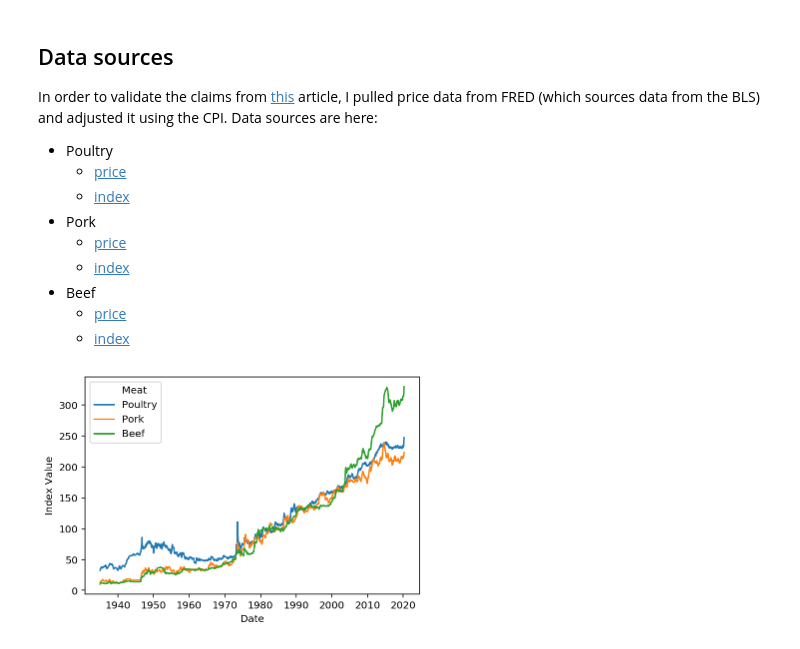
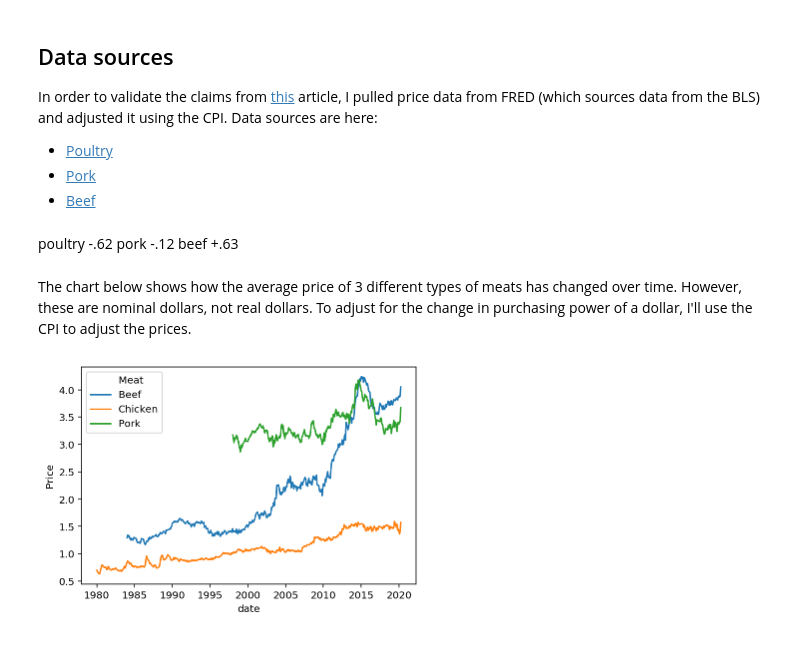
Before and after one commit to ayoskovich/chickens_trust, a Jupyter notebook: price_check.ipynb, the cells around one changed output. Drawn from its saved outputs; the diff is of its cells as text; code cells hidden in the pictures.

Commit message:
Removing price index data

```diff
--- a/price_check.ipynb
+++ b/price_check.ipynb
@@ -3,41 +3,35 @@
 
 In order to validate the claims from [this](https://www.bloomberg.com/news/articles/2020-05-11/why-chicken-is-plentiful-during-the-pandemic-and-beef-is-not?srnd=premium&utm_medium=social&utm_source=twitter&utm_campaign=socialflow-organic&utm_content=markets&cmpid%3D=socialflow-twitter-markets&sref=XQtHDW1P) article, I pulled price data from FRED (which sources data from the BLS) and adjusted it using the CPI. Data sources are here:
 
-- Poultry
-    - [price](https://fred.stlouisfed.org/series/APU0000706111)
-    - [index](https://beta.bls.gov/dataViewer/view/timeseries/CUUR0000SEFF)
-- Pork
-    - [price](https://fred.stlouisfed.org/series/APU0000FD3101)
-    - [index](https://beta.bls.gov/dataViewer/view/timeseries/CUUR0000SEFD)
-- Beef
-    - [price](https://fred.stlouisfed.org/series/APU0000703112)
-    - [index](https://beta.bls.gov/dataViewer/view/timeseries/CUUR0000SEFC)
+- [Poultry](https://fred.stlouisfed.org/series/APU0000706111)
+- [Pork](https://fred.stlouisfed.org/series/APU0000FD3101)
+- [Beef](https://fred.stlouisfed.org/series/APU0000703112)
+# %% [markdown]
+poultry -.62
+pork -.12
+beef +.63
+# %% [markdown]
+The chart below shows how the average price of 3 different types of meats has changed over time. However, these are nominal dollars, not real dollars. To adjust for the change in purchasing power of a dollar, I'll use the CPI to adjust the prices.
 # %%
 import pandas as pd
 import numpy as np
 import matplotlib.pyplot as plt
 import seaborn as sns
 from datetime import date
 from IPython.core.display import HTML
 
 from pandas.plotting import register_matplotlib_converters
 register_matplotlib_converters()
 
 # https://github.com/jupyter/notebook/issues/3670
 %matplotlib inline
 %config InlineBackend.figure_format = 'retina'
 %run ./helpers.ipynb
 
-cpi = (
-    pd.read_csv('data/CPIAUCSL.csv')
-    .assign(Date = lambda x: pd.to_datetime(x['DATE']))
-    .rename(columns={'CPIAUCSL':'cpi'})
-    [['Date', 'cpi']]
-)
+cpi = get_cpi()
+pcs = get_prices()
 
-stacked = get_prices()
-
-sns.lineplot(x='Date', y='Value', hue='Meat', data=stacked);
-plt.ylabel('Index Value');
+sns.lineplot(x='date', y='price', hue='Meat', data=pcs);
+plt.ylabel('Price');
 # %% [output]
-[figure, old version]
+[figure, new version]
```
Also changed, not shown: parts of 4 cells of this notebook, 7 other files.
